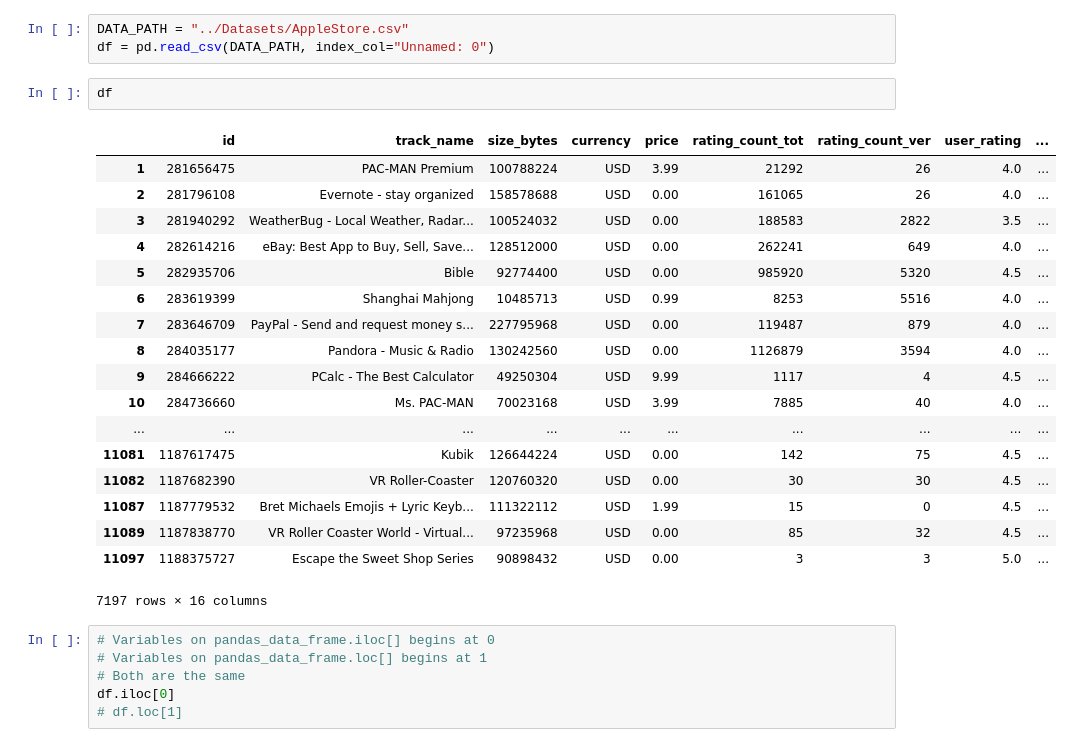
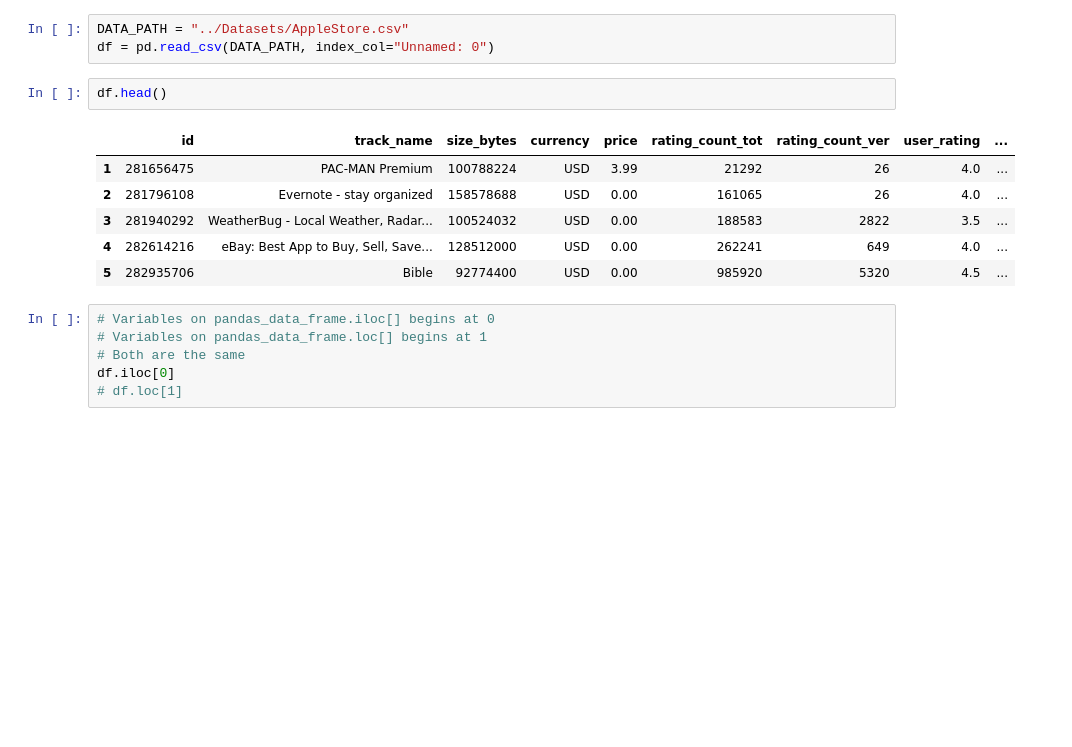
Before and after one commit to efitr/DS-1.1-Data-Analysis, a Jupyter notebook: Notebooks/Tutorials/MSTutorial1_AppStore_Dataset.ipynb, the cells around one changed output. Saved outputs shown, nothing was run; the diff lists cells and outputs as text; blank space fills up the shorter version.

```diff
--- a/Notebooks/Tutorials/MSTutorial1_AppStore_Dataset.ipynb
+++ b/Notebooks/Tutorials/MSTutorial1_AppStore_Dataset.ipynb
@@ -45,26 +45,14 @@ MSTutorial1_AppStore_Dataset.ipynb
 DATA_PATH = "../Datasets/AppleStore.csv"
 df = pd.read_csv(DATA_PATH, index_col="Unnamed: 0")
 # %%
-df
+df.head()
 # %% [output]
 |  | id | track_name | size_bytes | currency | price | rating_count_tot | rating_count_ver | user_rating | ... |
 | 1 | 281656475 | PAC-MAN Premium | 100788224 | USD | 3.99 | 21292 | 26 | 4.0 | ... |
 | 2 | 281796108 | Evernote - stay organized | 158578688 | USD | 0.00 | 161065 | 26 | 4.0 | ... |
 | 3 | 281940292 | WeatherBug - Local Weather, Radar... | 100524032 | USD | 0.00 | 188583 | 2822 | 3.5 | ... |
 | 4 | 282614216 | eBay: Best App to Buy, Sell, Save... | 128512000 | USD | 0.00 | 262241 | 649 | 4.0 | ... |
 | 5 | 282935706 | Bible | 92774400 | USD | 0.00 | 985920 | 5320 | 4.5 | ... |
-| 6 | 283619399 | Shanghai Mahjong | 10485713 | USD | 0.99 | 8253 | 5516 | 4.0 | ... |
-| 7 | 283646709 | PayPal - Send and request money s... | 227795968 | USD | 0.00 | 119487 | 879 | 4.0 | ... |
-| 8 | 284035177 | Pandora - Music & Radio | 130242560 | USD | 0.00 | 1126879 | 3594 | 4.0 | ... |
-| 9 | 284666222 | PCalc - The Best Calculator | 49250304 | USD | 9.99 | 1117 | 4 | 4.5 | ... |
-| 10 | 284736660 | Ms. PAC-MAN | 70023168 | USD | 3.99 | 7885 | 40 | 4.0 | ... |
-| ... | ... | ... | ... | ... | ... | ... | ... | ... | ... |
-| 11081 | 1187617475 | Kubik | 126644224 | USD | 0.00 | 142 | 75 | 4.5 | ... |
-| 11082 | 1187682390 | VR Roller-Coaster | 120760320 | USD | 0.00 | 30 | 30 | 4.5 | ... |
-| 11087 | 1187779532 | Bret Michaels Emojis + Lyric Keyb... | 111322112 | USD | 1.99 | 15 | 0 | 4.5 | ... |
-| 11089 | 1187838770 | VR Roller Coaster World - Virtual... | 97235968 | USD | 0.00 | 85 | 32 | 4.5 | ... |
-| 11097 | 1188375727 | Escape the Sweet Shop Series | 90898432 | USD | 0.00 | 3 | 3 | 5.0 | ... |
-7197 rows × 16 columns
 # %%
 # Variables on pandas_data_frame.iloc[] begins at 0
 # Variables on pandas_data_frame.loc[] begins at 1
```
Also changed, not shown: parts of 40 cells of this notebook.
